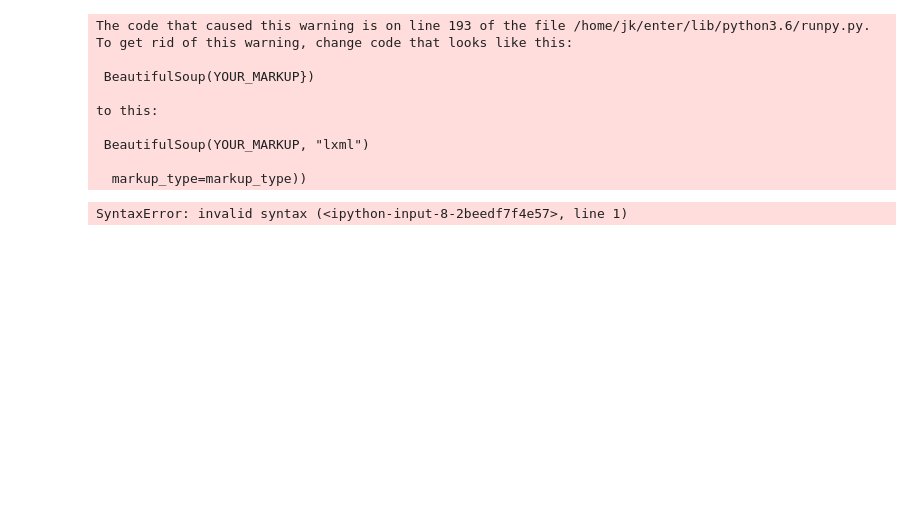
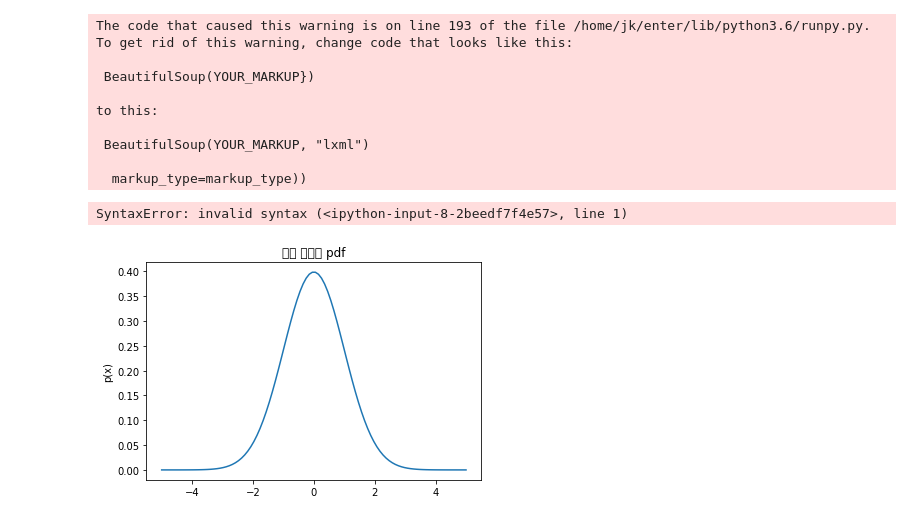
Before and after one commit to jungi21cc/Fastcampus, a Jupyter notebook: WEEK6/practice_week6.ipynb, the cells around one changed output. Saved outputs shown, nothing was run; the diff lists cells and outputs as text; code cells hidden in the pictures; blank space fills up the shorter version.

```diff
--- a/WEEK6/practice_week6.ipynb
+++ b/WEEK6/practice_week6.ipynb
@@ -41,0 +73,12 @@ SyntaxError: invalid syntax (<ipython-input-8-2beedf7f4e57>, line 1)
+# %%
+mu = 0
+std = 1
+rv = sp.stats.norm(mu, std)
+# %%
+xx = np.linspace(-5, 5, 100)
+plt.plot(xx, rv.pdf(xx))
+plt.ylabel("p(x)")
+plt.title("정규 분포의 pdf")
+plt.show()
+# %% [output]
+[figure, added]
```
Also changed, not shown: parts of 9 cells of this notebook, 1 other file.
